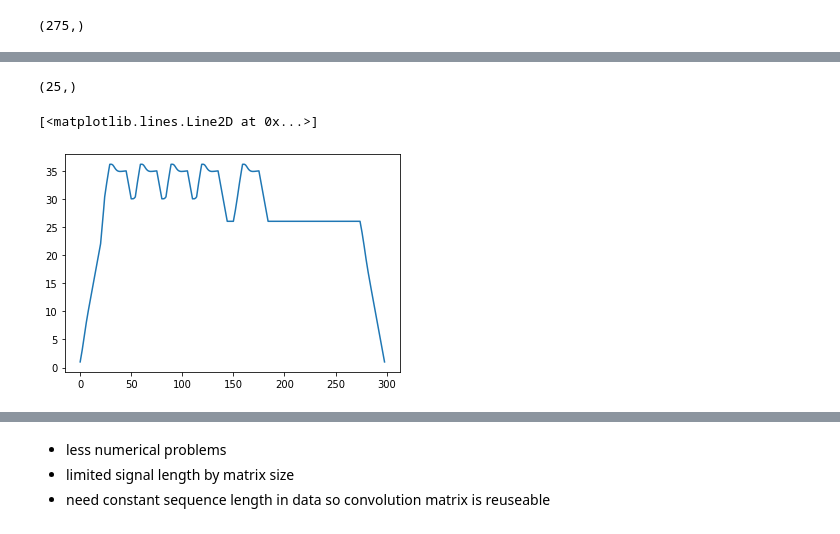
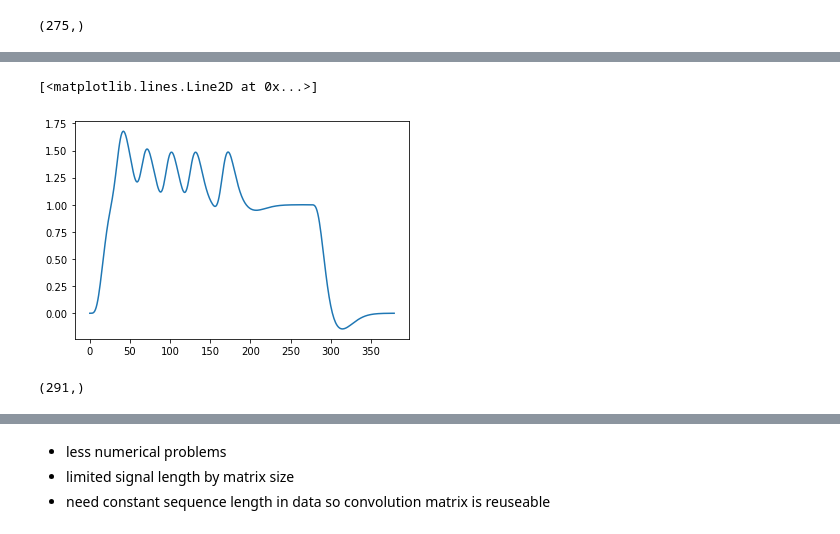
Before and after one commit to gd193/master_code, a Jupyter notebook: notebooks/Untitled.ipynb, the cells around one changed output, grey strips where cells are left out. Cells and saved outputs as stored; diff of their text form; code cells hidden in the pictures.

```diff
--- a/notebooks/Untitled.ipynb
+++ b/notebooks/Untitled.ipynb
@@ -204,12 +280,12 @@ signal[:, 0].shape
+# %%
+plt.plot(scipy_signal_full)
+# %% [output]
+[<matplotlib.lines.Line2D at 0x...>]
+[figure, added]
 # %%
-hrf_signal.shape
+scipy_signal_full.shape
 # %% [output]
-(25,)
+(291,)
-# %%
-plt.plot(s)
-# %% [output]
-[<matplotlib.lines.Line2D at 0x...>]
-[figure, removed]
 # %%
 sig, res = scipy.signal.deconvolve(s[50:150], hrf_signal+1)
 
```
Also changed, not shown: parts of 22 cells of this notebook.
